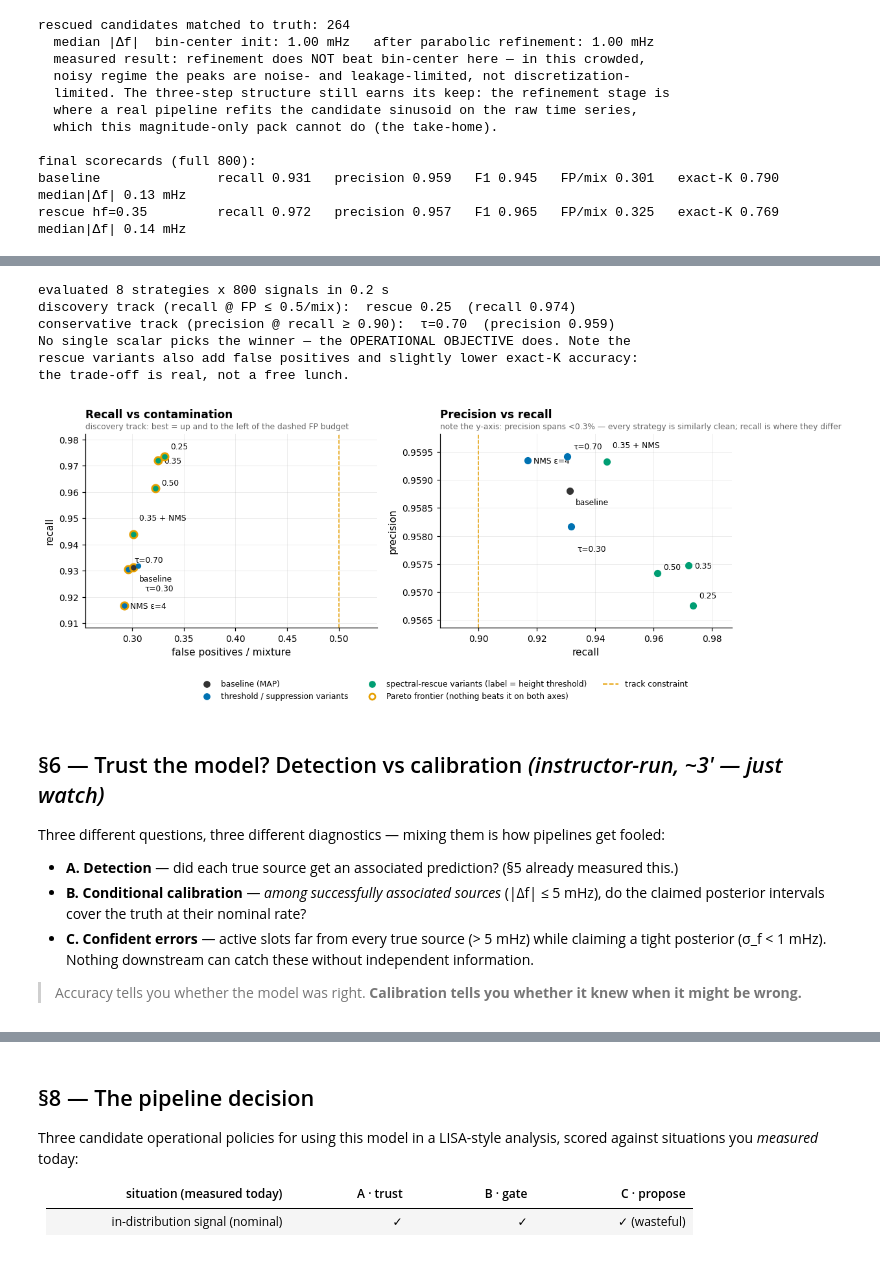
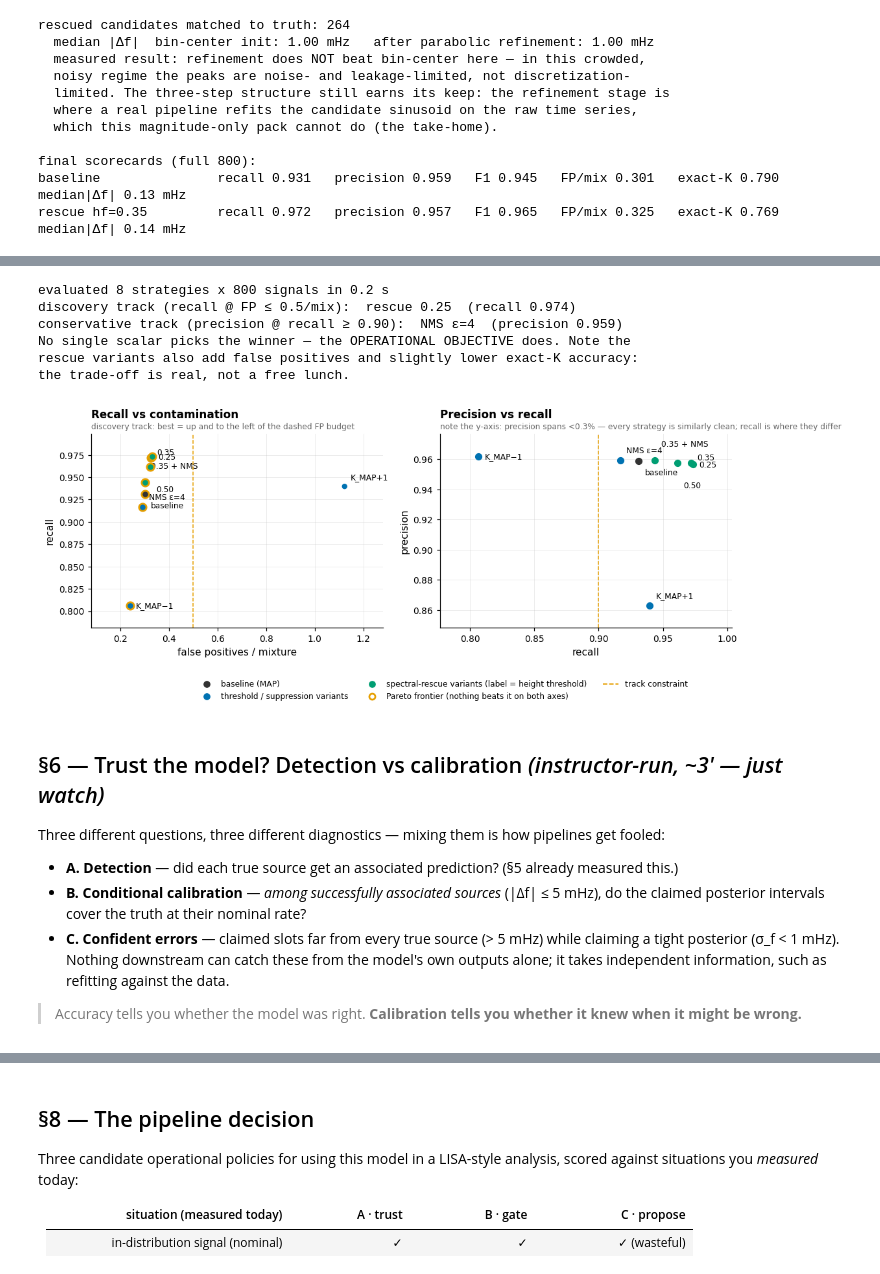
Before and after one commit to nhouba/slotflow-esa-workshop, a Jupyter notebook: slotflow_tutorial_2_solution.ipynb, the cells around one changed output, grey strips where cells are left out. Saved outputs shown, nothing was run; the diff lists cells and outputs as text; code cells hidden in the pictures.

```diff
--- a/slotflow_tutorial_2_solution.ipynb
+++ b/slotflow_tutorial_2_solution.ipynb
@@ -569,8 +612,8 @@ NMS checks passed ✔
 # %%
 # --- Knob 2, honestly: one case where NMS helps, one where it hurts --------
 def nms_catalogue(i, eps=4.0):
-    return build_catalogue(pack["stress_maps"][i], pack["stress_q_k"][i],
-                           tau=0.5, nms_eps=eps)
+    return build_catalogue(pack["stress_maps"][i],
+                           int(pack["stress_k_pred"][i]), nms_eps=eps)
 
 
 helps = gallery["nms_cases"]["helps"]
@@ -653,8 +697,8 @@ def rescue_catalogue(i, height_frac=0.35, refine=True, nms_eps=None):
         rows.append([h, 0.0, f_ref])   # amp = rough init from peak height
     cat = np.array(rows)
     if nms_eps is not None and len(cat) > 1:
-        p = np.linspace(1, 0.5, len(cat))              # base rows first
-        cat = cat[suppress_duplicates(cat, p, nms_eps)]
+        # rows are already in priority order: network catalogue, then rescued
+        cat = cat[suppress_duplicates(cat, nms_eps)]
     return cat
 
 
@@ -736,8 +780,8 @@ single F1 number, should pick your operating point.
 # --- The final trade-off map: every strategy on one canvas -----------------
 strategies = {
     "baseline": baseline_catalogue,
-    "τ=0.30": lambda i: pack["stress_maps"][i][:k_tau("stress", i, 0.30)],
-    "τ=0.70": lambda i: pack["stress_maps"][i][:k_tau("stress", i, 0.70)],
+    "K_MAP−1": lambda i: count_offset_catalogue(i, -1),
+    "K_MAP+1": lambda i: count_offset_catalogue(i, +1),
     "NMS ε=4": lambda i: nms_catalogue(i, 4.0),
     "rescue 0.50": lambda i: rescue_catalogue(i, 0.50),
     "rescue 0.35": lambda i: rescue_catalogue(i, 0.35),
@@ -789,35 +833,35 @@ ax0.axvline(0.5, color=C["gold"], ls="--", lw=1)
 ax0.set_xlabel("false positives / mixture"); ax0.set_ylabel("recall")
 title2(ax0, "Recall vs contamination",
        "discovery track: best = up and to the left of the dashed FP budget")
 ax1.axvline(0.90, color=C["gold"], ls="--", lw=1)
 ax1.set_xlabel("recall"); ax1.set_ylabel("precision")
 title2(ax1, "Precision vs recall",
        "note the y-axis: precision spans <0.3% — every strategy is similarly "
        "clean; recall is where they differ")
 # one shared legend BELOW the panels, where it can never fight the data
 fig.legend(handles=legend_items, loc="lower center", ncol=3, fontsize=8,
            frameon=False)
 plt.tight_layout(rect=(0, 0.12, 1, 1))
 
 disc = max((n for n, s in scores.items() if s["fp_per_mixture"] <= 0.5),
            key=lambda n: scores[n]["recall"])
 cons = max((n for n, s in scores.items() if s["recall"] >= 0.90),
            key=lambda n: scores[n]["precision"])
 print(f"discovery track (recall @ FP ≤ 0.5/mix):  {disc}  "
       f"(recall {scores[disc]['recall']:.3f})")
 print(f"conservative track (precision @ recall ≥ 0.90):  {cons}  "
       f"(precision {scores[cons]['precision']:.3f})")
 print("No single scalar picks the winner — the OPERATIONAL OBJECTIVE does. "
       "Note the\nrescue variants also add false positives and slightly "
       "lower exact-K accuracy:\nthe trade-off is real, not a free lunch.")
 # %% [output]
 evaluated 8 strategies x 800 signals in 0.2 s
 discovery track (recall @ FP ≤ 0.5/mix):  rescue 0.25  (recall 0.974)
-conservative track (precision @ recall ≥ 0.90):  τ=0.70  (precision 0.959)
+conservative track (precision @ recall ≥ 0.90):  NMS ε=4  (precision 0.959)
 No single scalar picks the winner — the OPERATIONAL OBJECTIVE does. Note the
 rescue variants also add false positives and slightly lower exact-K accuracy:
 the trade-off is real, not a free lunch.
-[figure, old version]
+[figure, new version]
 # %% [markdown]
 ## §6 — Trust the model? Detection vs calibration  *(instructor-run, ~3′ — just watch)*
 
@@ -829,9 +873,10 @@ how pipelines get fooled:
 * **B. Conditional calibration** — *among successfully associated
   sources* (|Δf| ≤ 5 mHz), do the claimed posterior intervals cover the
   truth at their nominal rate?
-* **C. Confident errors** — active slots far from every true source
+* **C. Confident errors** — claimed slots far from every true source
   (> 5 mHz) while claiming a tight posterior (σ_f < 1 mHz). Nothing
-  downstream can catch these without independent information.
+  downstream can catch these from the model's own outputs alone; it takes
+  independent information, such as refitting against the data.
 
 > Accuracy tells you whether the model was right. **Calibration tells you
 > whether it knew when it might be wrong.**
```
Also changed, not shown: parts of 20 cells of this notebook, 12 other files.
